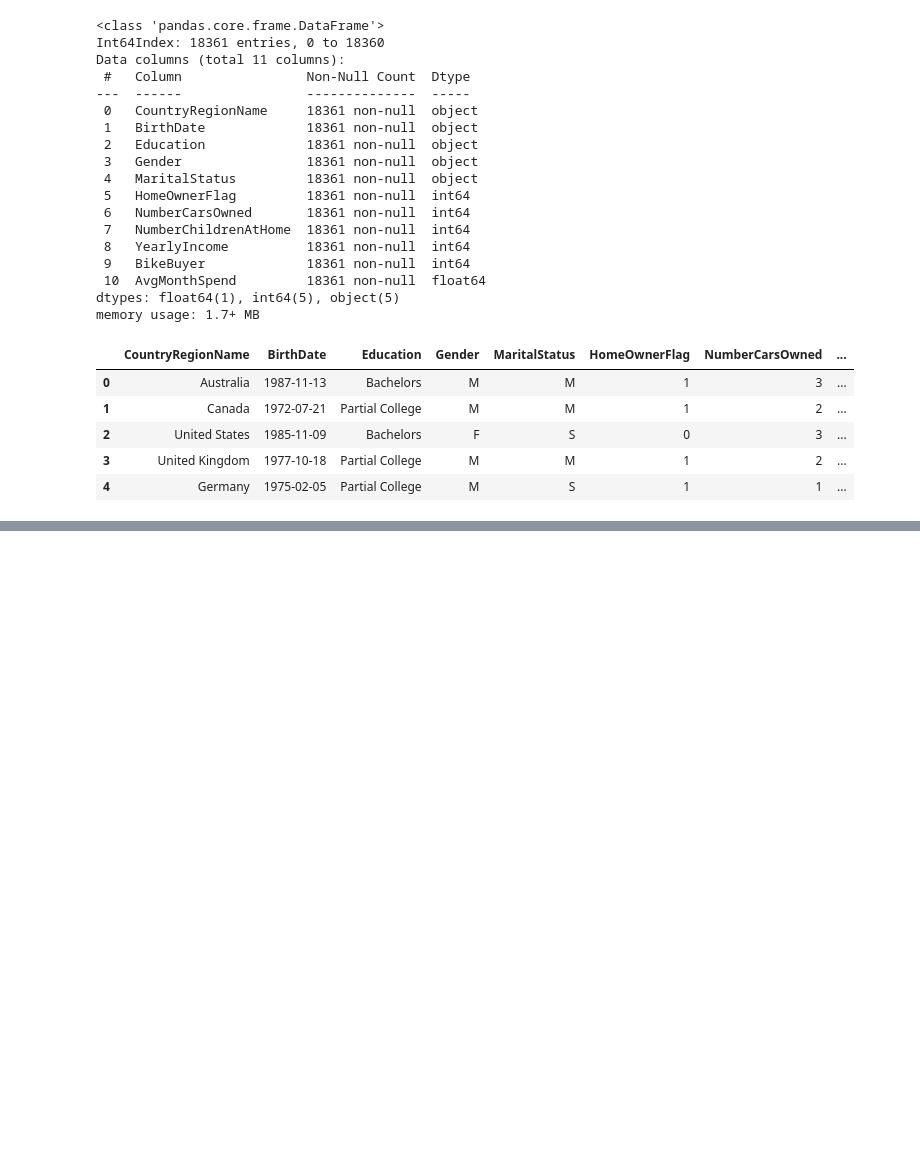
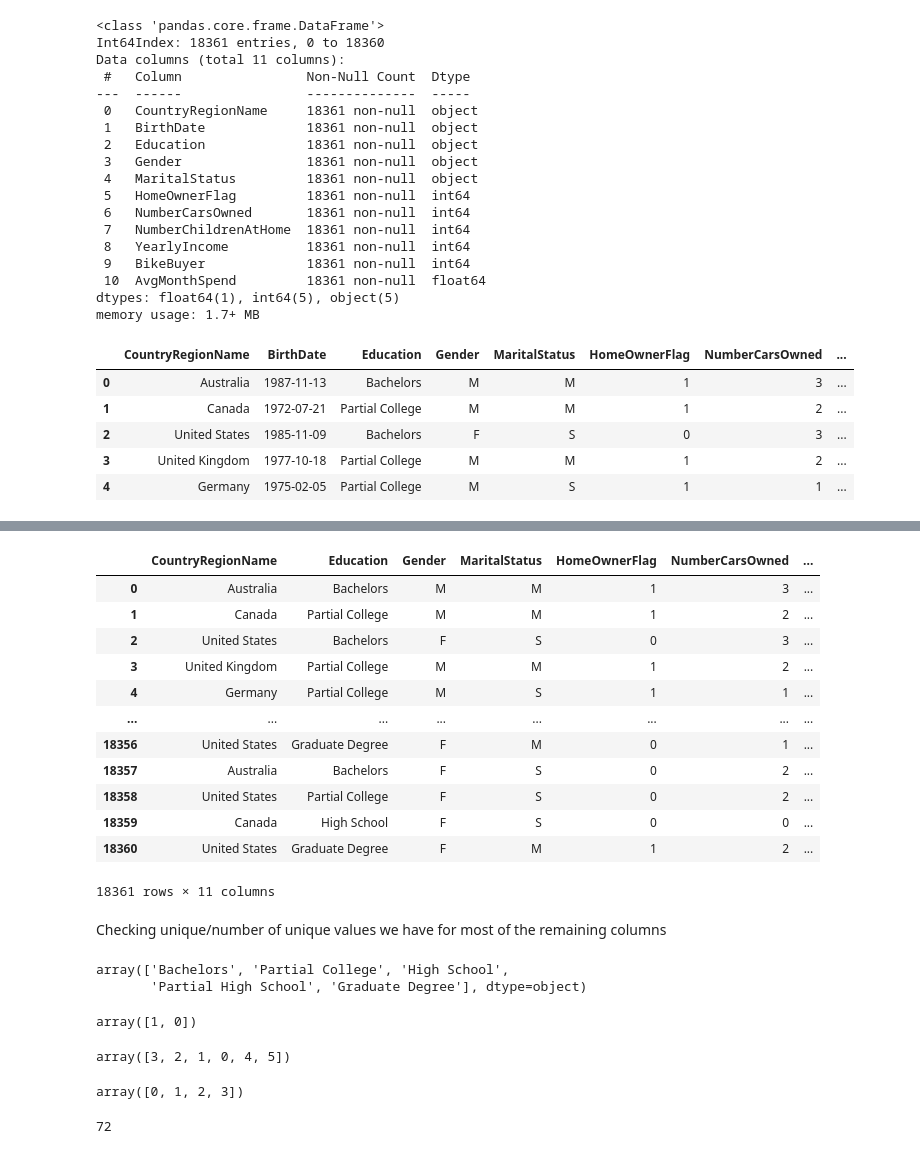
Before and after one commit to Arnav-Barman/UML501-ML, a Jupyter notebook: Assignment3_ArnavBarman_3CO15.ipynb, the cells around one changed output, grey strips where cells are left out. Saved outputs shown, nothing was run; the diff lists cells and outputs as text; code cells hidden in the pictures; blank space fills up the shorter version.

```diff
--- a/Assignment3_ArnavBarman_3CO15.ipynb
+++ b/Assignment3_ArnavBarman_3CO15.ipynb
@@ -96,3 +96,14 @@ awcs.head()
 | 2 | United States | 1985-11-09 | Bachelors | F | S | 0 | 3 | ... |
 | 3 | United Kingdom | 1977-10-18 | Partial College | M | M | 1 | 2 | ... |
 | 4 | Germany | 1975-02-05 | Partial College | M | S | 1 | 1 | ... |
+# %%
+#Changing birthdate to age for easier analsis
+import datetime as dt
+def calcAge(x):
+    x = dt.datetime.strptime(x, "%Y-%m-%d").date()
+    today = dt.date.today()
+    return today.year - x.year - ((today.month, today.day) < (x.month, x.day))
+
+awcs['age'] = awcs['BirthDate'].apply(calcAge)
+awcs = awcs.drop('BirthDate',axis = 1)
+awcs.head(1)
@@ -98,0 +129,39 @@ awcs.head()
+# %%
+awcs.dropna()
+# %% [output]
+|  | CountryRegionName | Education | Gender | MaritalStatus | HomeOwnerFlag | NumberCarsOwned | ... |
+| 0 | Australia | Bachelors | M | M | 1 | 3 | ... |
+| 1 | Canada | Partial College | M | M | 1 | 2 | ... |
+| 2 | United States | Bachelors | F | S | 0 | 3 | ... |
+| 3 | United Kingdom | Partial College | M | M | 1 | 2 | ... |
+| 4 | Germany | Partial College | M | S | 1 | 1 | ... |
+| ... | ... | ... | ... | ... | ... | ... | ... |
+| 18356 | United States | Graduate Degree | F | M | 0 | 1 | ... |
+| 18357 | Australia | Bachelors | F | S | 0 | 2 | ... |
+| 18358 | United States | Partial College | F | S | 0 | 2 | ... |
+| 18359 | Canada | High School | F | S | 0 | 0 | ... |
+| 18360 | United States | Graduate Degree | F | M | 1 | 2 | ... |
+18361 rows × 11 columns
+# %% [markdown]
+Checking unique/number of unique values we have for most of the remaining columns
+# %%
+awcs['Education'].unique()
+# %% [output]
+array(['Bachelors', 'Partial College', 'High School',
+       'Partial High School', 'Graduate Degree'], dtype=object)
+# %%
+awcs['HomeOwnerFlag'].unique()
+# %% [output]
+array([1, 0])
+# %%
+awcs['NumberCarsOwned'].unique()
+# %% [output]
+array([3, 2, 1, 0, 4, 5])
+# %%
+awcs['NumberChildrenAtHome'].unique()
+# %% [output]
+array([0, 1, 2, 3])
+# %%
+awcs['age'].nunique()
+# %% [output]
+72
```
Also changed, not shown: parts of 8 cells of this notebook.
